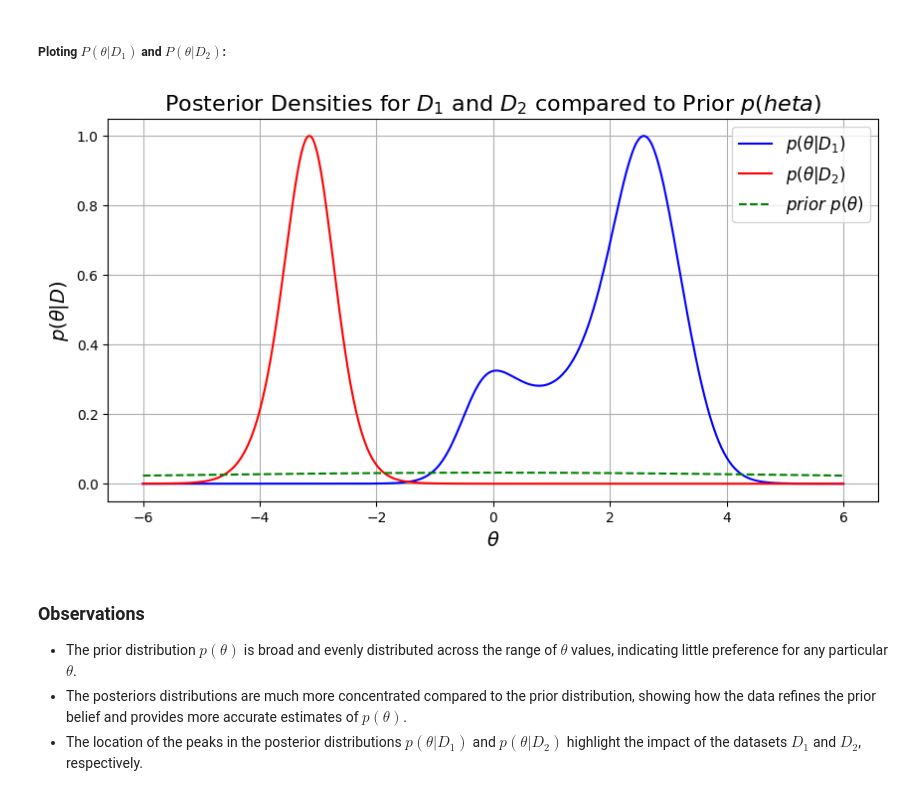
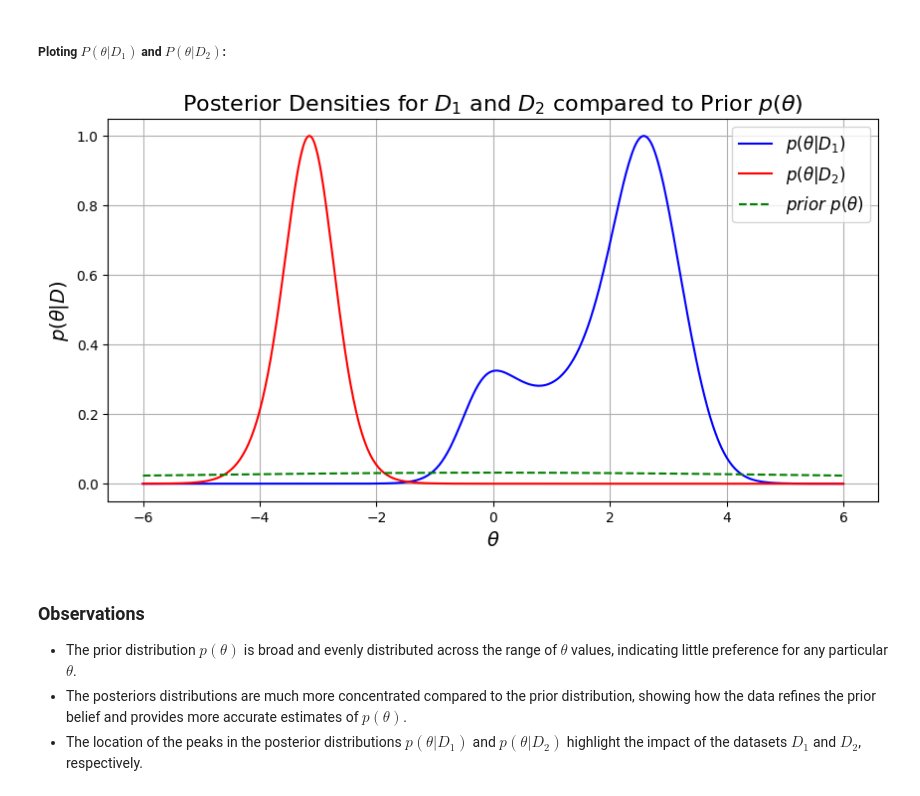
Before and after one commit to vgzoidis/MachineLearningExersice, a Jupyter notebook: Team-5-AC.ipynb, the cells around one changed output. Saved outputs shown, nothing was run; the diff lists cells and outputs as text; code cells hidden in the pictures.

```diff
--- a/Team-5-AC.ipynb
+++ b/Team-5-AC.ipynb
@@ -132,21 +132,21 @@ def posterior(D, theta):
 # %%
 theta_range = np.linspace(-6, 6, 500)
 posterior_D1 = posterior(D1, theta_range)
 posterior_D2 = posterior(D2, theta_range)
 
 # Visualization of posterior probability densities
 plt.figure(figsize=(10, 5))
 plt.plot(theta_range, posterior_D1, label=r'$p(\theta|D_1)$', color='blue')
 plt.plot(theta_range, posterior_D2, label=r'$p(\theta|D_2)$', color='red')
 plt.plot(theta_range, prior(theta_range), label=r'$prior~p(\theta)$', color='green', linestyle='--')
 plt.xlabel(r'$\theta$', fontsize=14)
 plt.ylabel(r'$p(\theta|D)$', fontsize=14)
-plt.title('Posterior Densities for $D_1$ and $D_2$ compared to Prior $p(\theta)$', fontsize=16)
+plt.title('Posterior Densities for $D_1$ and $D_2$ compared to Prior $p(θ)$', fontsize=16)
 plt.legend(fontsize=12)
 plt.grid()
 plt.show()
 # %% [output]
-[figure, old version]
+[figure, new version]
 # %% [markdown]
 ### Observations
 - The prior distribution $p(\theta)$ is broad and evenly distributed across the range of $\theta$ values, indicating little preference for any particular $\theta$.
```
Also changed, not shown: parts of 5 cells of this notebook.
